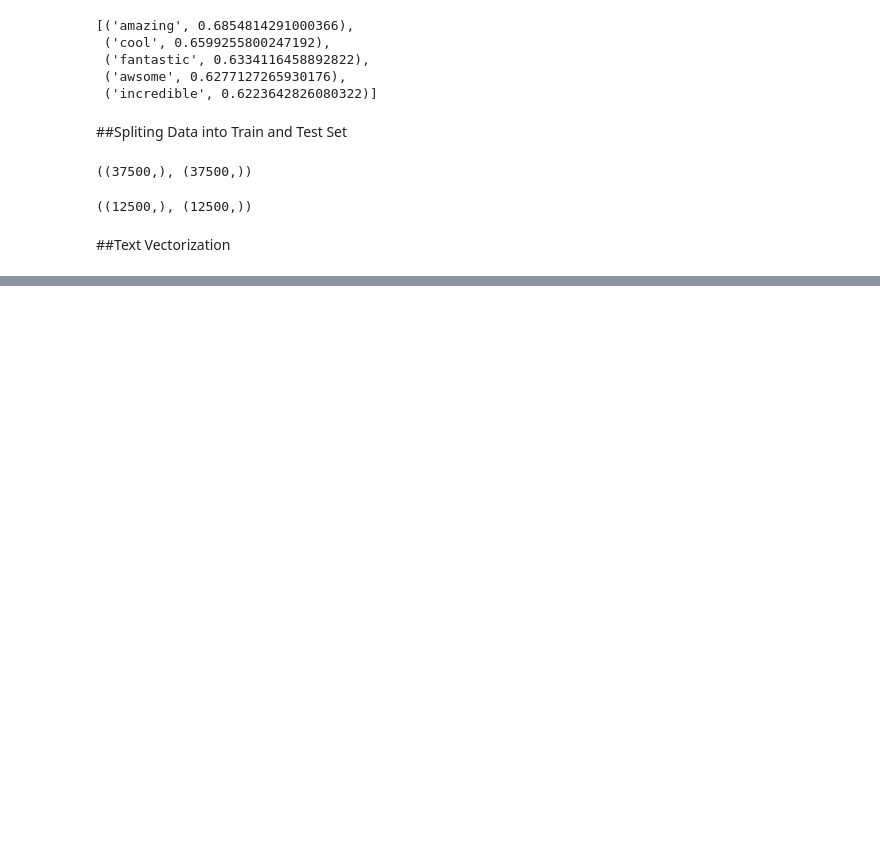
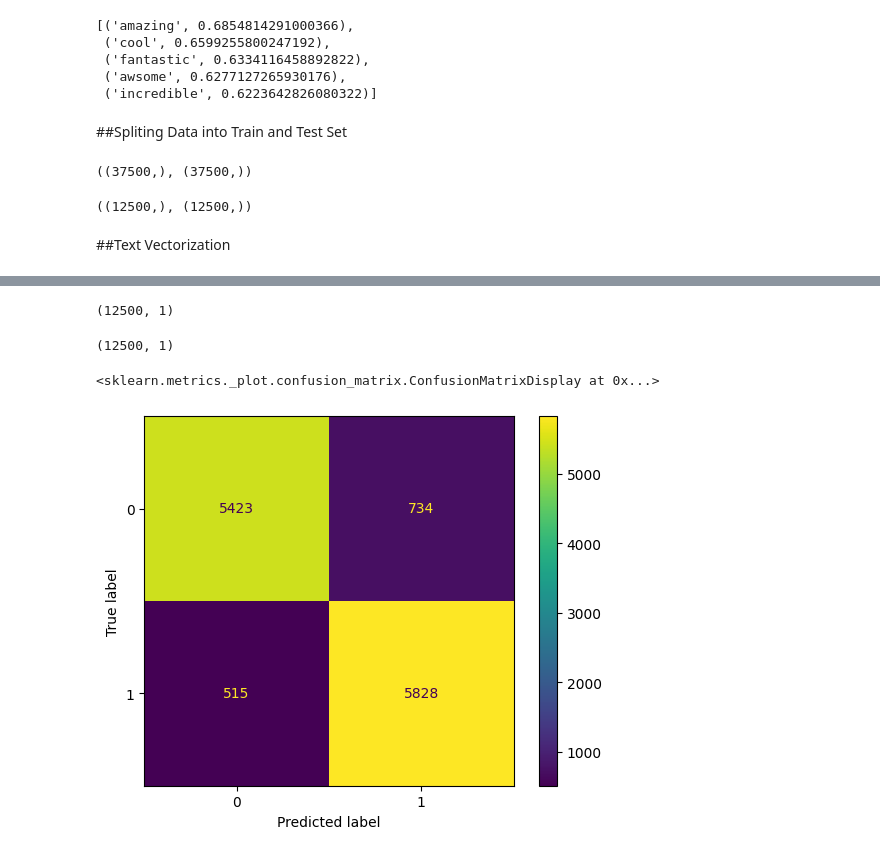
Before and after one commit to Abhayxyzz/ML_Projects, a Jupyter notebook: Sentiment Analysis NLTK/Sentiment_Analysis_of_Movie_Reviews.ipynb, the cells around one changed output, grey strips where cells are left out. Drawn from its saved outputs; the diff is of its cells as text; code cells hidden in the pictures; blank space fills up the shorter version.

```diff
--- a/Sentiment Analysis NLTK/Sentiment_Analysis_of_Movie_Reviews.ipynb
+++ b/Sentiment Analysis NLTK/Sentiment_Analysis_of_Movie_Reviews.ipynb
@@ -222,0 +435,4 @@ NameError: name 'vocab' is not defined
+# %%
+y_pred = model.predict(tf.constant(X_test, dtype=tf.string))
+y_pred_binary = np.where(y_pred > 0.5, 1, 0)
+y_pred_binary
@@ -222,0 +448,16 @@ NameError: name 'vocab' is not defined
+# %%
+y_pred_binary.shape
+# %% [output]
+(12500, 1)
+# %%
+y_true = np.array([Y_test]).T
+y_true.shape
+# %% [output]
+(12500, 1)
+# %%
+from sklearn.metrics import confusion_matrix, classification_report, ConfusionMatrixDisplay
+disp = ConfusionMatrixDisplay(confusion_matrix(y_true,y_pred_binary))
+disp.plot()
+# %% [output]
+<sklearn.metrics._plot.confusion_matrix.ConfusionMatrixDisplay at 0x...>
+[figure, added]
```
Also changed, not shown: parts of 31 cells of this notebook, 1 other file.
